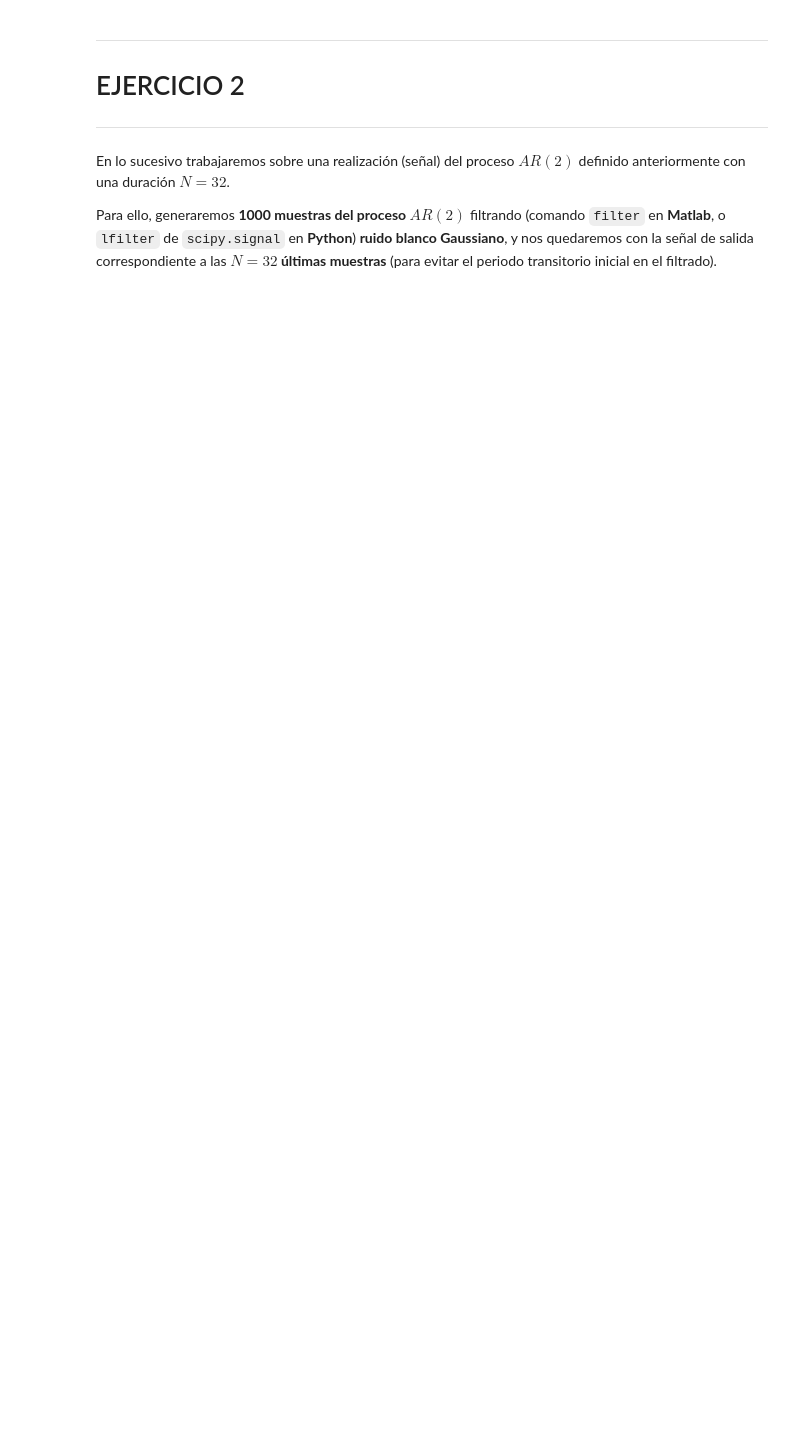
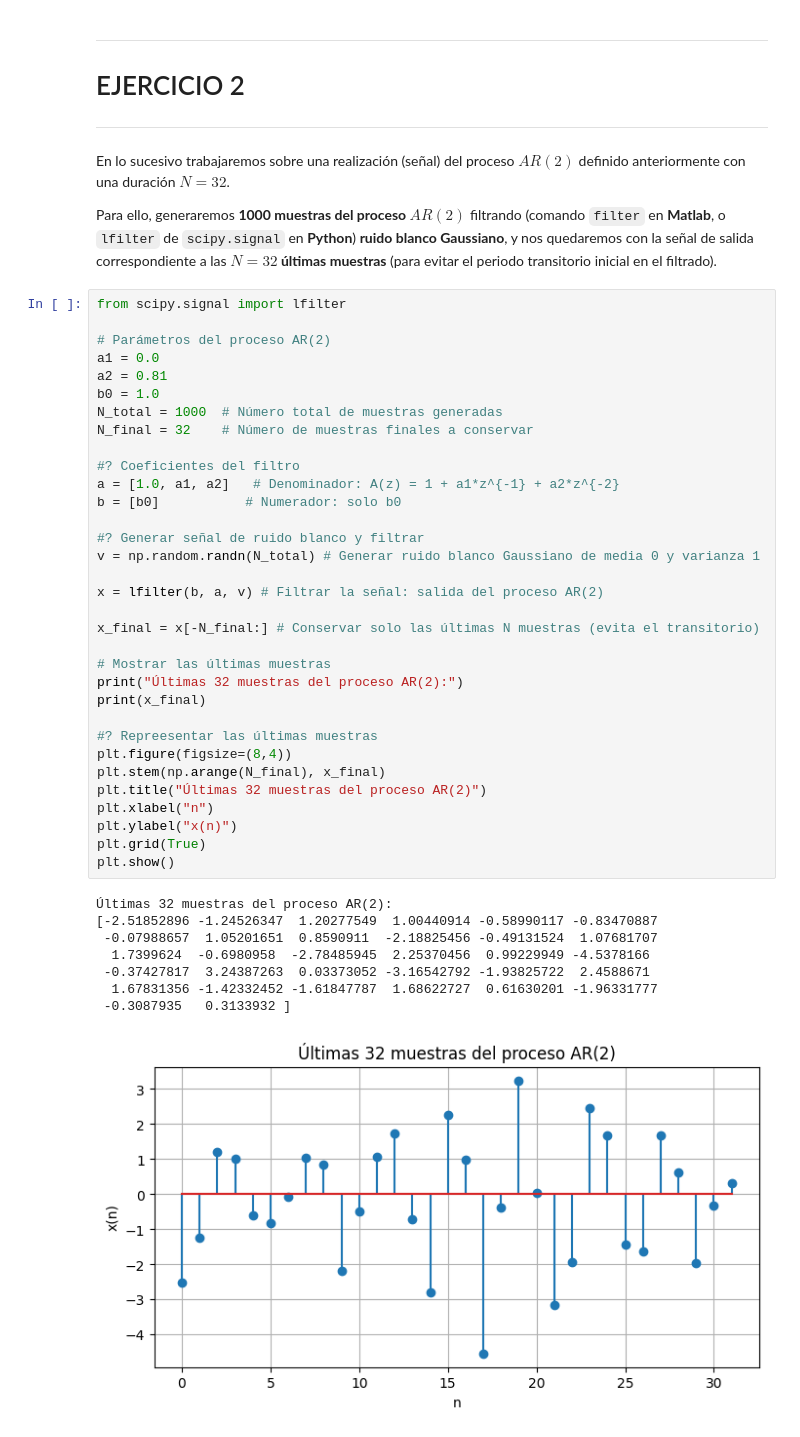
Before and after one commit to DANIABLO-cyber/TDS, a Jupyter notebook: PRÁCTICA_2_TDS.ipynb, the cells around one changed output. Cells and saved outputs as stored; diff of their text form; blank space fills up the shorter version.

```diff
--- a/PRÁCTICA_2_TDS.ipynb
+++ b/PRÁCTICA_2_TDS.ipynb
@@ -215,3 +219,45 @@ ___
 En lo sucesivo trabajaremos sobre una realización (señal) del proceso $AR(2)$ definido anteriormente con una duración $N = 32$.
 
 Para ello, generaremos **1000 muestras del proceso $AR(2)$** filtrando (comando `filter` en **Matlab**, o `lfilter` de `scipy.signal` en **Python**) **ruido blanco Gaussiano**, y nos quedaremos con la señal de salida correspondiente a las **$N = 32$ últimas muestras** (para evitar el periodo transitorio inicial en el filtrado).
+# %%
+from scipy.signal import lfilter
+
+# Parámetros del proceso AR(2)
+a1 = 0.0
+a2 = 0.81
+b0 = 1.0
+N_total = 1000  # Número total de muestras generadas
+N_final = 32    # Número de muestras finales a conservar
+
+#? Coeficientes del filtro
+a = [1.0, a1, a2]   # Denominador: A(z) = 1 + a1*z^{-1} + a2*z^{-2}
+b = [b0]           # Numerador: solo b0
+
+#? Generar señal de ruido blanco y filtrar
+v = np.random.randn(N_total) # Generar ruido blanco Gaussiano de media 0 y varianza 1
+
+x = lfilter(b, a, v) # Filtrar la señal: salida del proceso AR(2)
+
+x_final = x[-N_final:] # Conservar solo las últimas N muestras (evita el transitorio)
+
+# Mostrar las últimas muestras
+print("Últimas 32 muestras del proceso AR(2):")
+print(x_final)
+
+#? Repreesentar las últimas muestras
+plt.figure(figsize=(8,4))
+plt.stem(np.arange(N_final), x_final)
+plt.title("Últimas 32 muestras del proceso AR(2)")
+plt.xlabel("n")
+plt.ylabel("x(n)")
+plt.grid(True)
+plt.show()
+# %% [output]
+Últimas 32 muestras del proceso AR(2):
+[-2.51852896 -1.24526347  1.20277549  1.00440914 -0.58990117 -0.83470887
+ -0.07988657  1.05201651  0.8590911  -2.18825456 -0.49131524  1.07681707
+  1.7399624  -0.6980958  -2.78485945  2.25370456  0.99229949 -4.5378166
+ -0.37427817  3.24387263  0.03373052 -3.16542792 -1.93825722  2.4588671
+  1.67831356 -1.42332452 -1.61847787  1.68622727  0.61630201 -1.96331777
+ -0.3087935   0.3133932 ]
+[figure, added]
```
Also changed, not shown: parts of 5 cells of this notebook, 1 other file.
